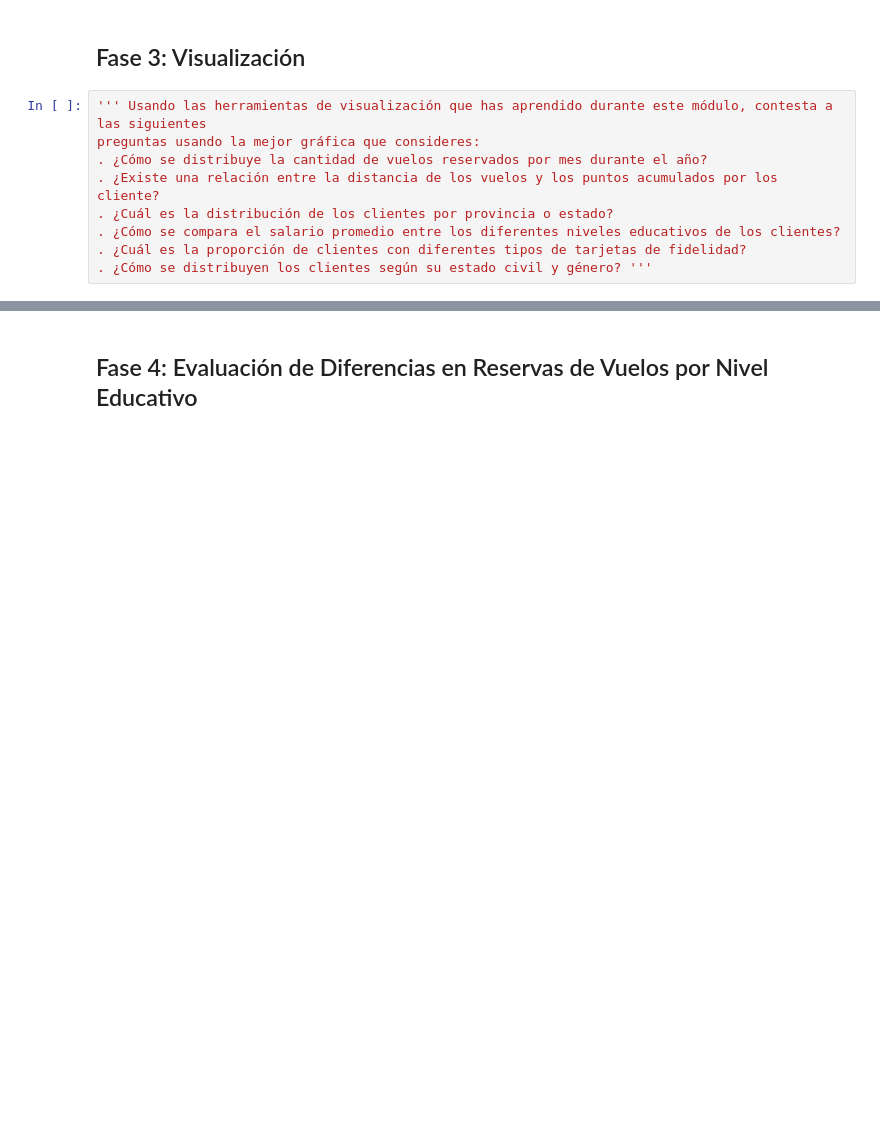
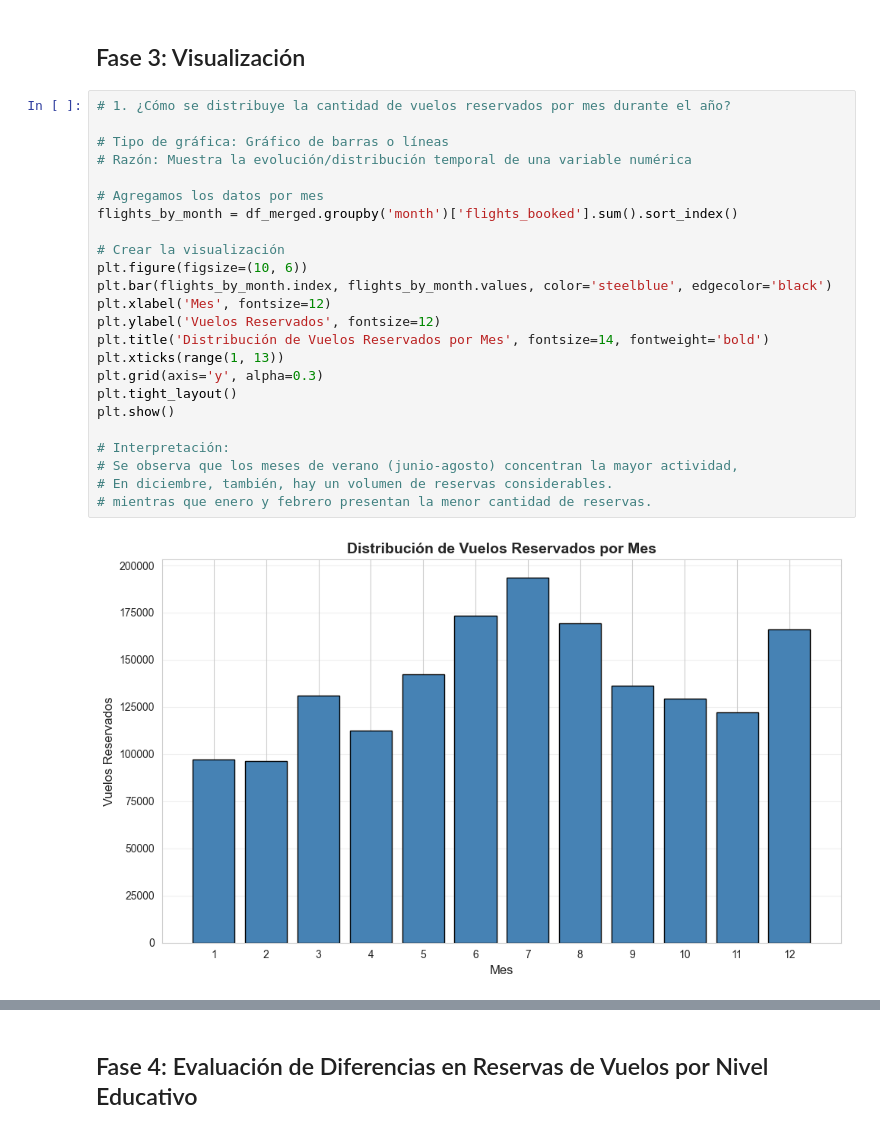
Before and after one commit to Adalab/bda-modulo-3-evaluacion-final-eaguilothio, a Jupyter notebook: evaluacion-final-eaguilothio.ipynb, the cells around one changed output, grey strips where cells are left out. Drawn from its saved outputs; the diff is of its cells as text; blank space fills up the shorter version.

Commit message:
elaboracion fase 3 visualizaciones

```diff
--- a/evaluacion-final-eaguilothio.ipynb
+++ b/evaluacion-final-eaguilothio.ipynb
@@ -1034,12 +1034,29 @@ for col in categorical_cols:
 | 2018 Promotion | 971 | 5.8 |
 # %% [markdown]
 ## Fase 3: Visualización
-# %%
-''' Usando las herramientas de visualización que has aprendido durante este módulo, contesta a las siguientes
-preguntas usando la mejor gráfica que consideres:
-. ¿Cómo se distribuye la cantidad de vuelos reservados por mes durante el año?
-. ¿Existe una relación entre la distancia de los vuelos y los puntos acumulados por los cliente?
-. ¿Cuál es la distribución de los clientes por provincia o estado?
-. ¿Cómo se compara el salario promedio entre los diferentes niveles educativos de los clientes?
-. ¿Cuál es la proporción de clientes con diferentes tipos de tarjetas de fidelidad?
-. ¿Cómo se distribuyen los clientes según su estado civil y género? '''
+# %%
+# 1. ¿Cómo se distribuye la cantidad de vuelos reservados por mes durante el año?
+
+# Tipo de gráfica: Gráfico de barras o líneas
+# Razón: Muestra la evolución/distribución temporal de una variable numérica
+
+# Agregamos los datos por mes
+flights_by_month = df_merged.groupby('month')['flights_booked'].sum().sort_index()
+
+# Crear la visualización
+plt.figure(figsize=(10, 6))
+plt.bar(flights_by_month.index, flights_by_month.values, color='steelblue', edgecolor='black')
+plt.xlabel('Mes', fontsize=12)
+plt.ylabel('Vuelos Reservados', fontsize=12)
+plt.title('Distribución de Vuelos Reservados por Mes', fontsize=14, fontweight='bold')
+plt.xticks(range(1, 13))
+plt.grid(axis='y', alpha=0.3)
+plt.tight_layout()
+plt.show()
+
+# Interpretación:
+# Se observa que los meses de verano (junio-agosto) concentran la mayor actividad,
+# En diciembre, también, hay un volumen de reservas considerables.
+# mientras que enero y febrero presentan la menor cantidad de reservas.
+# %% [output]
+[figure, added]
```
Also changed, not shown: parts of 5 cells of this notebook.
